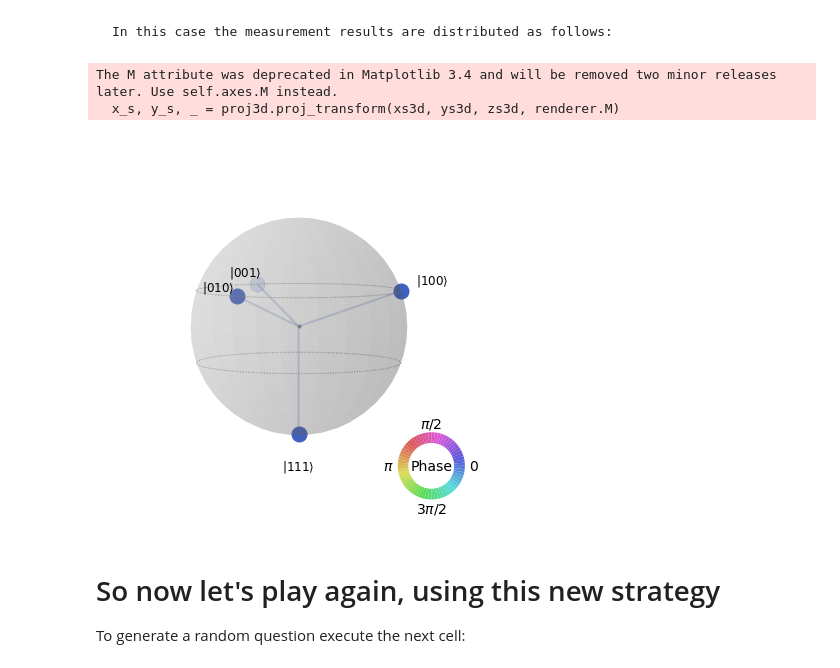
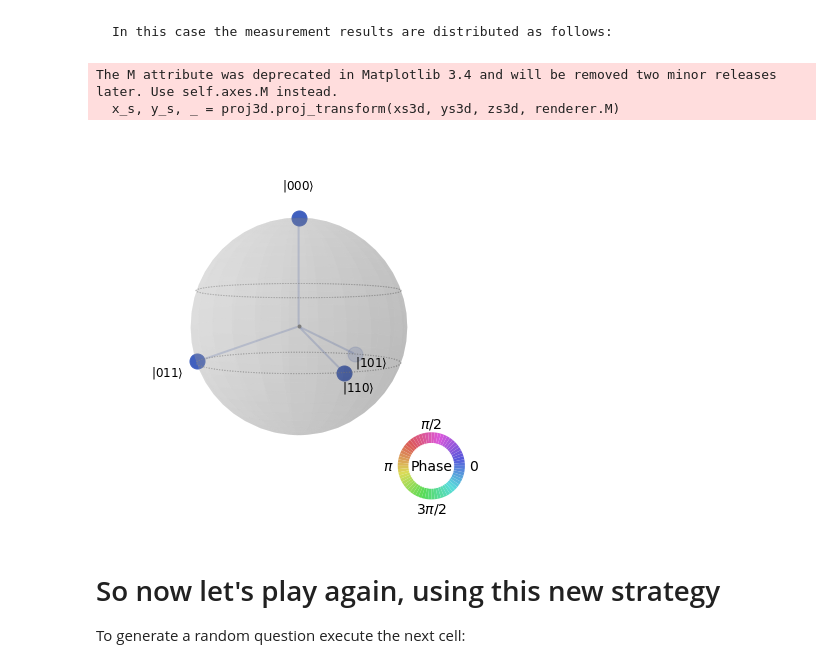
Before and after one commit to shailendrabhandari/GHZ-game, a Jupyter notebook: GHZ-Game.ipynb, the cells around one changed output. Saved outputs shown, nothing was run; the diff lists cells and outputs as text; code cells hidden in the pictures.

```diff
--- a/GHZ-Game.ipynb
+++ b/GHZ-Game.ipynb
@@ -180,25 +219,25 @@ qc.draw(output='mpl') #draw the circuit
 # %%
 qc = QuantumCircuit(q, c) #create a new Quantum circuit
 # create GHZ state
 qc.h(q[0]) #apply H-gate to the first qubit
 qc.cx(q[0],q[1]) #entangle the first two qubits
 qc.cx(q[0],q[2]) #entangle the first and the last qubit
 qc.barrier() #visual seperation (optional)
 
 # measure each qubit accordingly
 qc.h(q[0]) #apply H-gate to the first qubit (for x-value, player 1)
-qc.sdg(q[1]) #apply sdg-gate to the second qubit
+#qc.sdg(q[1]) #apply sdg-gate to the second qubit
 qc.h(q[1]) #apply H-gate to the second qubit (for y-value, player 2)
-qc.sdg (q[2]) #apply sdg-gate to the third qubit
+#qc.sdg (q[2]) #apply sdg-gate to the third qubit
 qc.h(q[2]) #apply H-gate to the third qubit (for y-value, player 3)
 qc.draw(output='mpl') #draw the circuit
 result = execute(qc, backend).result()
 psi = Statevector.from_instruction(qc)
 plot_state_qsphere(psi)
 # %% [output]
 The M attribute was deprecated in Matplotlib 3.4 and will be removed two minor releases later. Use self.axes.M instead.
   x_s, y_s, _ = proj3d.proj_transform(xs3d, ys3d, zs3d, renderer.M)
-[figure, old version]
+[figure, new version]
 # %% [markdown]
 # So now let's play again, using this new strategy
 
```
Also changed, not shown: parts of 11 cells of this notebook, 1 other file.
